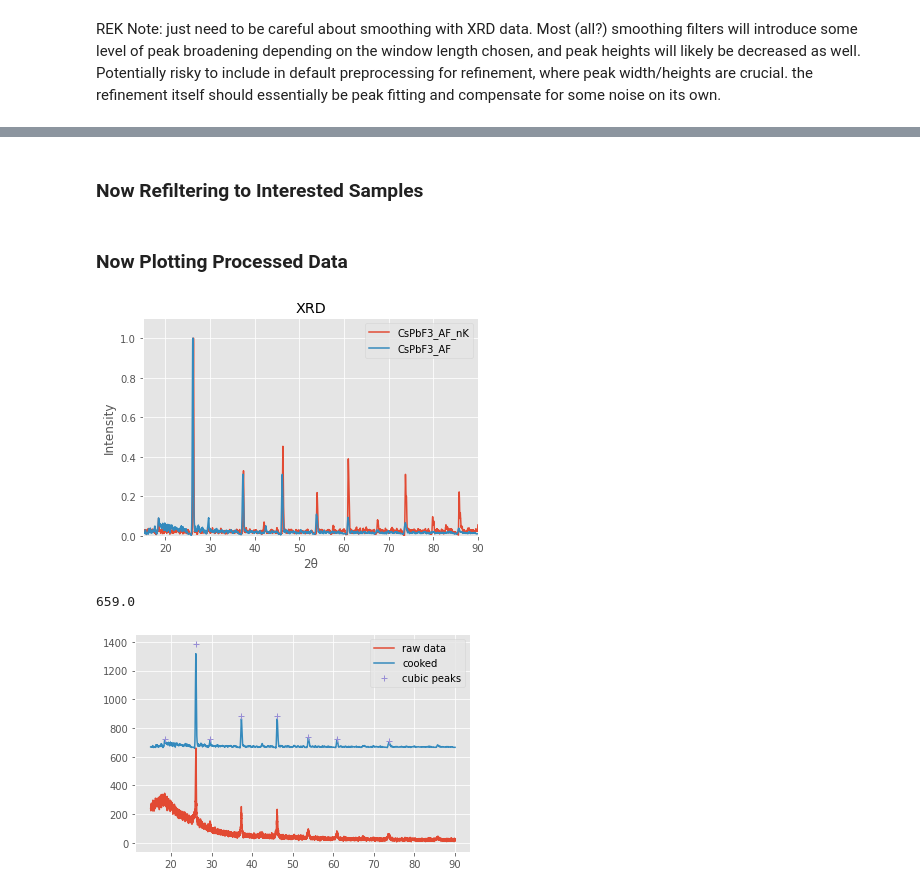
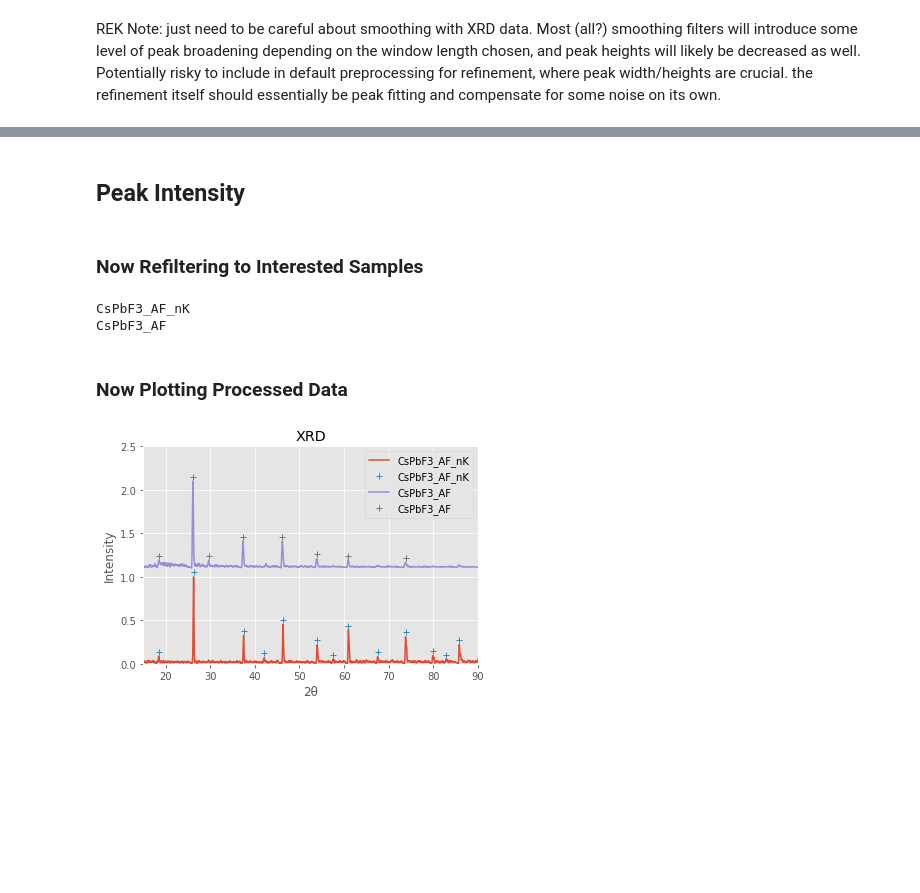
Before and after one commit to fenning-research-group/Python-Utilities, a Jupyter notebook: FrgTools/Example Notebooks/Smartlab XRD Processing/XRD_Plotter.ipynb, the cells around one changed output, grey strips where cells are left out. Drawn from its saved outputs; the diff is of its cells as text; code cells hidden in the pictures; blank space fills up the shorter version.

```diff
--- a/FrgTools/Example Notebooks/Smartlab XRD Processing/XRD_Plotter.ipynb
+++ b/FrgTools/Example Notebooks/Smartlab XRD Processing/XRD_Plotter.ipynb
@@ -60,12 +53,12 @@ df.head() #.head() only displays the 5 first rows of your dataframe, its a safe
 # %%
 # Filtering out bugged curves (manual entry)
-# df = df[df.Name != 'KPbF3_fast']
+# df = df[df.name != 'CsPbSnF3_25_5isl']
 
 # plotting a subset of experiment
 
-Filter_1 = 'CsPb'
+Filter_1 = 'Cs'
 Filter_2 = ''
-Filter_3 = 'AF'
+Filter_3 = ''
 
 df_filter1 = df[df.name.str.contains(Filter_1)]
 df_filter2 = df_filter1[df_filter1.name.str.contains(Filter_2)]
@@ -149,5 +151,7 @@ df['peak_angle'] = df.apply(peakAngles, axis = 1)
 # %%
 df['counts_f2'] = df['counts_f1'].apply(normalizeCounts)
+# %% [markdown]
+## Peak Intensity
 # %%
 def peakIntensity(row):
     peakI = [row['counts_f2'][idx] for idx in row['peak_index']]
@@ -157,56 +161,53 @@ df['peak_intensity'] = df.apply(peakIntensity, axis = 1)
 # %% [markdown]
 ### Now Refiltering to Interested Samples
 # %%
+Filter_1 = 'Cs'
+Filter_2 = 'AF'
+Filter_3 = ''
+
 df_filter1 = df[df.name.str.contains(Filter_1)]
-df_filter2 = df_filter1[df_filter1.name.str.contains(Filter_3)]
+df_filter2 = df_filter1[df_filter1.name.str.contains(Filter_2)]
 df_filter3 = df_filter2[df_filter2.name.str.contains(Filter_3)]
 df_filter3.reset_index(drop=True, inplace=True)
+for n in df_filter3['name'].unique(): print(n)
+# %% [output]
+CsPbF3_AF_nK
+CsPbF3_AF
 # %% [markdown]
 ### Now Plotting Processed Data
 # %%
 # filtered DataFrame to Plot
+DF = {}
 DF = df_filter3
 
 # plotting single use:
 # q = 3
 # #masking out bad peaks
 # a = DF['Peak_Intensity'][q]
 # a = np.ma.masked_where(a <= 0.005 , a)
 
 #plotting
 # plt.plot(DF.loc[q]['angles'],DF.loc[q]['counts_f1'], label=DF['name'][q])
 # plt.plot(DF['Peak_Angle'][q],a+.05,'+')
 
 # plotting multiple use:
 for q in range (0, len(DF), 1):
     #masking out bad peaks
     a = DF['peak_intensity'][q]
     a = np.ma.masked_where(a <= 0.05 , a)
 
     #plotting
-    plt.plot(DF.loc[q]['angles'],DF.loc[q]['counts_f2'], label=DF['name'][q])
-#     plt.plot(DF['peak_angle'][q],a+.05,'+',label=DF['name'][q])
+    plt.plot(DF.loc[q]['angles'],DF.loc[q]['counts_f2']+q*1.1, label=DF['name'][q])
+    plt.plot(DF['peak_angle'][q],a+.05+q*1.1,'+',label=DF['name'][q])
 
 
 plt.legend()
 plt.title('XRD')
-plt.ylim(0,1.1)
+plt.ylim(0,max(DF.loc[q]['counts_f2']+1.5))
 plt.xlim(min(DF.loc[q]['angles']),max(DF.loc[q]['angles']))
 
 plt.ylabel('Intensity')
 plt.xlabel('2θ')
 plt.show()
 # %% [output]
-[figure, old version]
+[figure, new version]
-# %%
-max(DF.loc[1]['counts'])
-# %% [output]
-659.0
-# %%
-plt.plot(DF.loc[1]['angles'],DF.loc[1]['counts'], label='raw data')
-plt.plot(DF.loc[1]['angles'],DF.loc[1]['counts_f2']*659+659, label='cooked')
-plt.plot(DF['peak_angle'][q],a*659*1.1+659,'+',label='cubic peaks')
-plt.legend()
-plt.show()
-# %% [output]
-[figure, removed]
```
Also changed, not shown: parts of 5 cells of this notebook.
